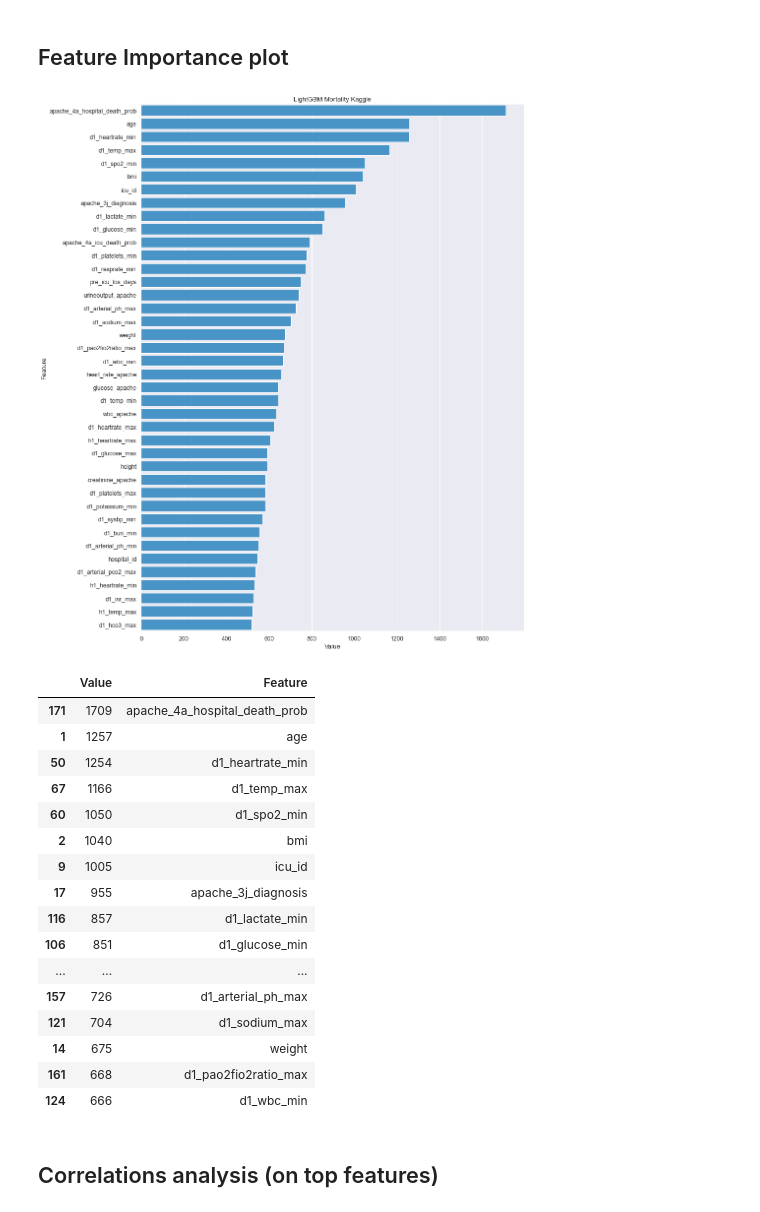
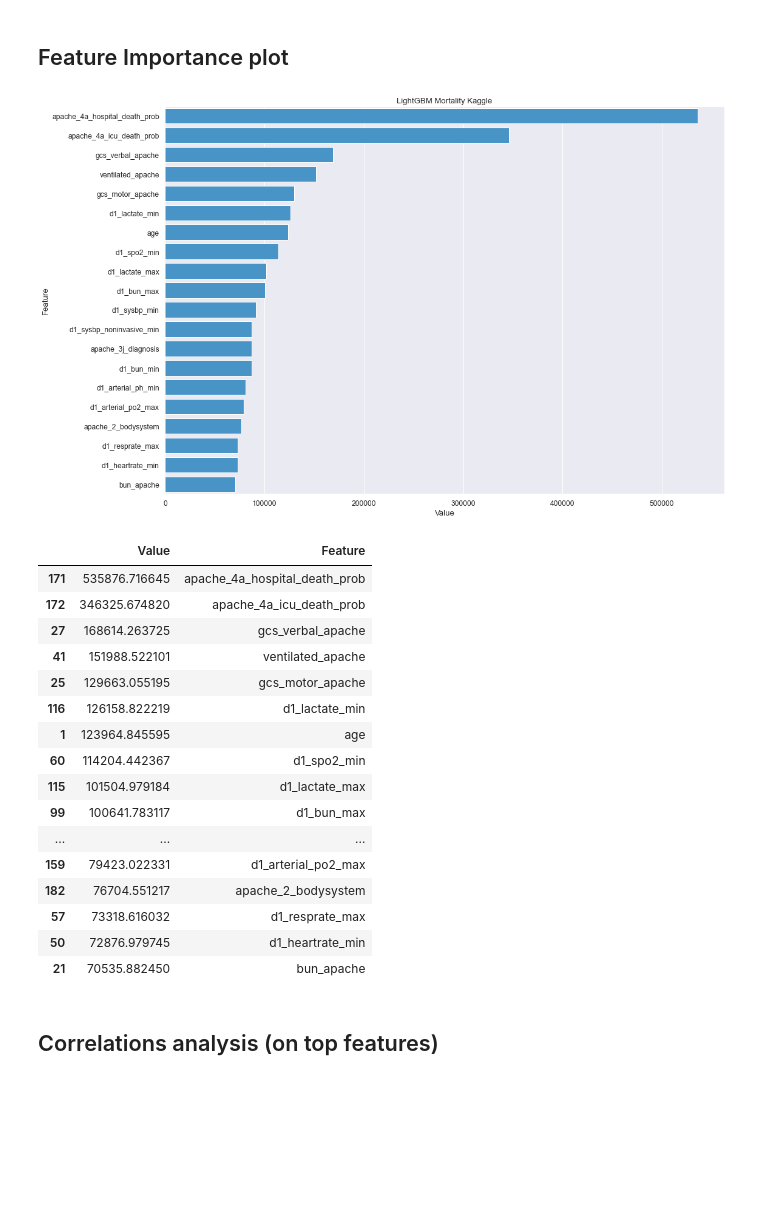
Before and after one commit to gershonc/octopus-ml, a Jupyter notebook: notebooks/octopus_showcase.ipynb, the cells around one changed output. Cells and saved outputs as stored; diff of their text form; code cells hidden in the pictures; blank space fills up the shorter version.

```diff
--- a/notebooks/octopus_showcase.ipynb
+++ b/notebooks/octopus_showcase.ipynb
@@ -73,3 +95,7 @@ number of features  186
 features_remove=['encounter_id','patient_id','hospital_death']
 for f in features_remove:
     features.remove(f)
+# %%
+# Categorical features pre-proccesing
+cat_list ,XY_df=oc.cat_features_proccessing(XY_df)
+print (cat_list)
@@ -76,12 +104,3 @@ for f in features_remove:
 # %%
 X=XY_df[features]
 y=XY_df['hospital_death']
-# %%
-#print([c for c in XY_df.columns if (1<XY_df[c].nunique()) & (XY_df[c].dtype != np.number)& (XY_df[c].dtype != int) ])
-categorical_features=[]
-for c in X.columns:
-    col_type = X[c].dtype
-    if col_type == 'object' or col_type.name == 'category':
-        X[c] = X[c].astype('category')
-        categorical_features.append(c)
-print (categorical_features)
@@ -104,12 +125,19 @@ Sampled dataset shape:  (12915, 186)
 ## Training model (LGBM) with stratisfied CV
 # %%
 params = {
+        'boosting_type': 'gbdt',
         'objective': 'binary',
-        'boosting': 'gbdt',
+        'metric': 'auc',
         'learning_rate': 0.01,
-        'seed': 100,
-        'scale_pos_weight': 0.2,
-        'force_col_wise': True
+        'subsample': 1,
+        'colsample_bytree': 0.2,
+        'reg_alpha': 3,
+        'reg_lambda': 1,
+        'scale_pos_weight': 9,
+        'n_estimators': 5000,
+        'max_depth': -1,
+        'seed':100
+        #'verbose': -1,
         #'categorical_feature': 'auto'
         # 'metric': 'auc',
         # 'scale_pos_weight':0.1,
@@ -123,6 +151,6 @@ params = {
         # "feature_fraction" : 0.05
 }
 
-clf,arr_f1_weighted,arr_f1_macro,arr_f1_positive,prediction_folds,preds_folds,y_folds= oc.cv(X,y,0.1,2000,shuffle=True,params=params)
+clf,arr_f1_weighted,arr_f1_macro,arr_f1_positive,prediction_folds,preds_folds,y_folds= oc.cv(X,y,0.1,3000,shuffle=True,params=params)
 # %% [output]
 [LightGBM] [Info] Number of positive: 6332, number of negative: 67038
@@ -194,30 +233,30 @@ oc.confusion_matrix_plot(y_folds,prediction_folds)
 # %% [markdown]
 ## Feature Importance plot
 # %%
-feature_imp_list=oc.plot_imp(clf,X,'LightGBM Mortality Kaggle',num=40)
+feature_imp_list=oc.plot_imp(clf,X,'LightGBM Mortality Kaggle',num=20)
 # %% [output]
-[figure, old version]
+[figure, new version]
 # %%
 top_features=feature_imp_list.sort_values(by='Value', ascending=False).head(20)
 # %%
 top_features
 # %% [output]
 |  | Value | Feature |
-| 171 | 1709 | apache_4a_hospital_death_prob |
-| 1 | 1257 | age |
-| 50 | 1254 | d1_heartrate_min |
-| 67 | 1166 | d1_temp_max |
-| 60 | 1050 | d1_spo2_min |
-| 2 | 1040 | bmi |
-| 9 | 1005 | icu_id |
-| 17 | 955 | apache_3j_diagnosis |
-| 116 | 857 | d1_lactate_min |
-| 106 | 851 | d1_glucose_min |
+| 171 | 535876.716645 | apache_4a_hospital_death_prob |
+| 172 | 346325.674820 | apache_4a_icu_death_prob |
+| 27 | 168614.263725 | gcs_verbal_apache |
+| 41 | 151988.522101 | ventilated_apache |
+| 25 | 129663.055195 | gcs_motor_apache |
+| 116 | 126158.822219 | d1_lactate_min |
+| 1 | 123964.845595 | age |
+| 60 | 114204.442367 | d1_spo2_min |
+| 115 | 101504.979184 | d1_lactate_max |
+| 99 | 100641.783117 | d1_bun_max |
 | ... | ... | ... |
-| 157 | 726 | d1_arterial_ph_max |
-| 121 | 704 | d1_sodium_max |
-| 14 | 675 | weight |
-| 161 | 668 | d1_pao2fio2ratio_max |
-| 124 | 666 | d1_wbc_min |
+| 159 | 79423.022331 | d1_arterial_po2_max |
+| 182 | 76704.551217 | apache_2_bodysystem |
+| 57 | 73318.616032 | d1_resprate_max |
+| 50 | 72876.979745 | d1_heartrate_min |
+| 21 | 70535.882450 | bun_apache |
 # %% [markdown]
 ## Correlations analysis (on top features)
```
Also changed, not shown: parts of 24 cells of this notebook, 3 other files.
